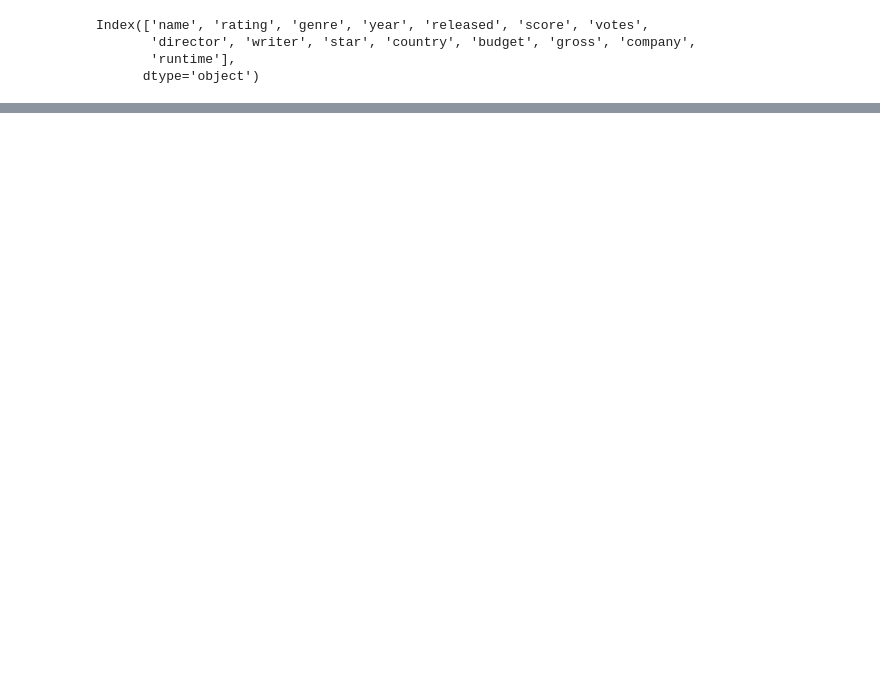
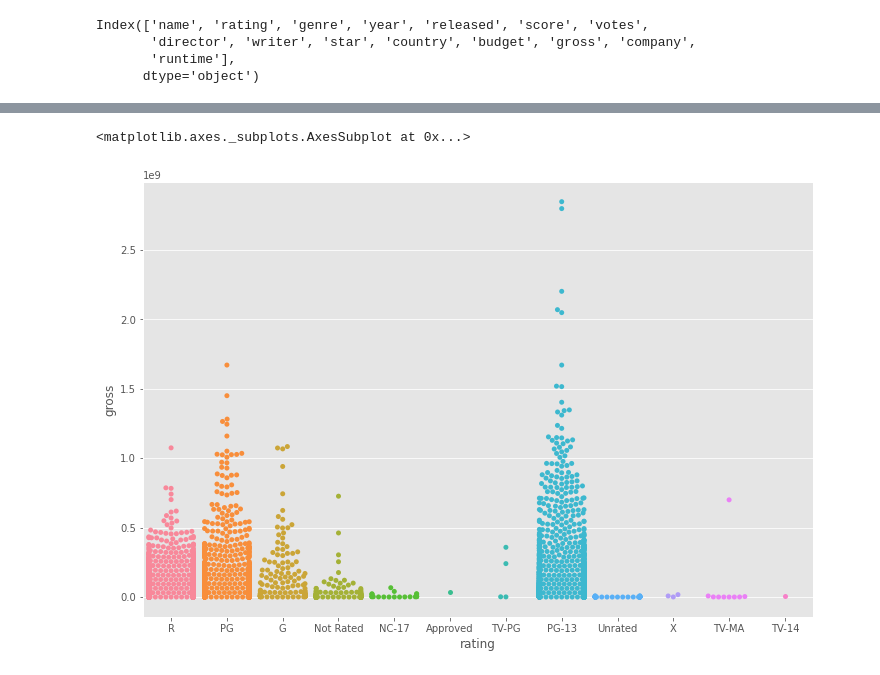
Before and after one commit to RAHULRAJ666DX/Main_Projects, a Jupyter notebook: Correlation_Movies_Project.ipynb, the cells around one changed output, grey strips where cells are left out. Drawn from its saved outputs; the diff is of its cells as text; code cells hidden in the pictures; blank space fills up the shorter version.

```diff
--- a/Correlation_Movies_Project.ipynb
+++ b/Correlation_Movies_Project.ipynb
@@ -161,8 +163,6 @@ sns.regplot(x="gross", y="budget", data=df,line_kws={'color':'blue'})
 # %% [output]
 <matplotlib.axes._subplots.AxesSubplot at 0x...>
 [figure]
-# %%
-df=df.fillna(0)
 # %% [markdown]
 ## **Regplot for score and gross**
 # %%
@@ -423,0 +601,5 @@ df.groupby('company')
+# %%
+sns.swarmplot(x="rating", y="gross", data=df)
+# %% [output]
+<matplotlib.axes._subplots.AxesSubplot at 0x...>
+[figure, added]
```
Also changed, not shown: parts of 38 cells of this notebook.
